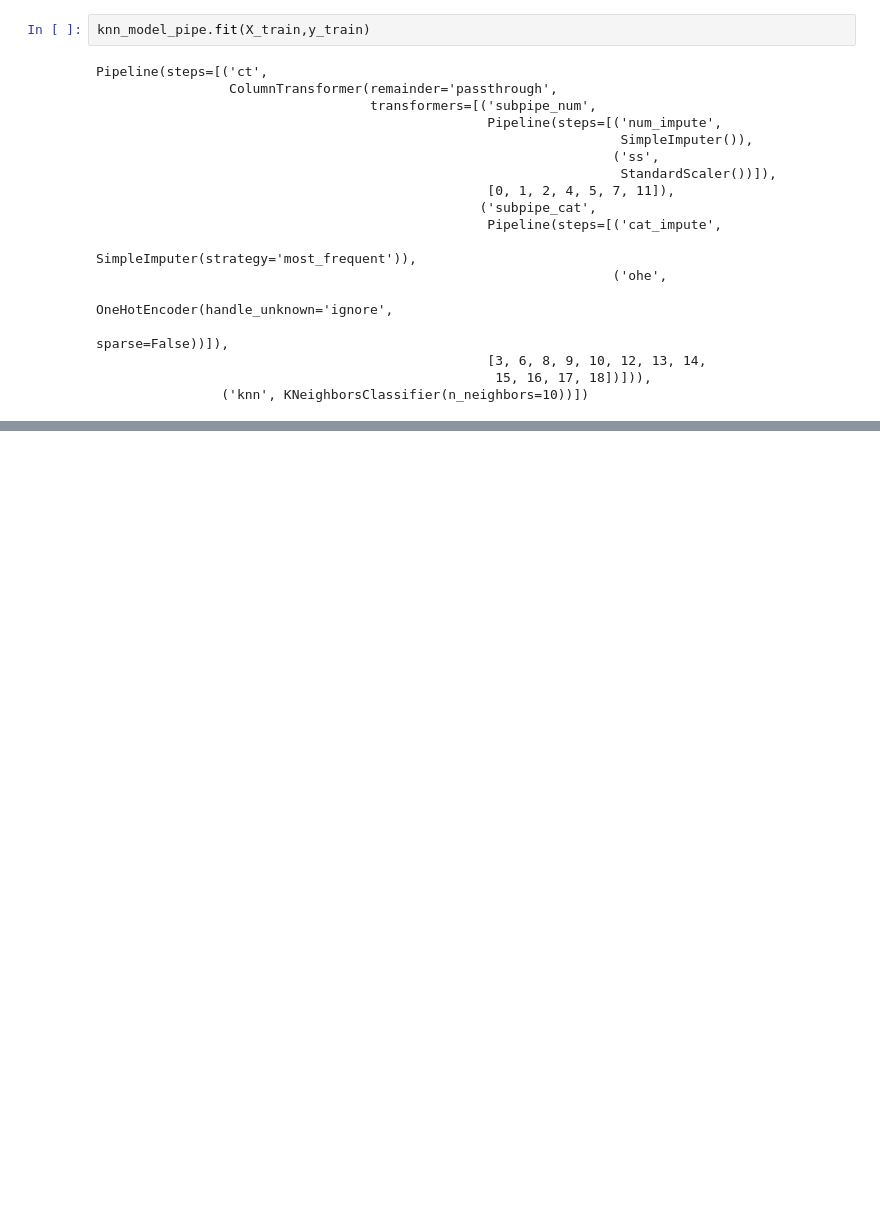
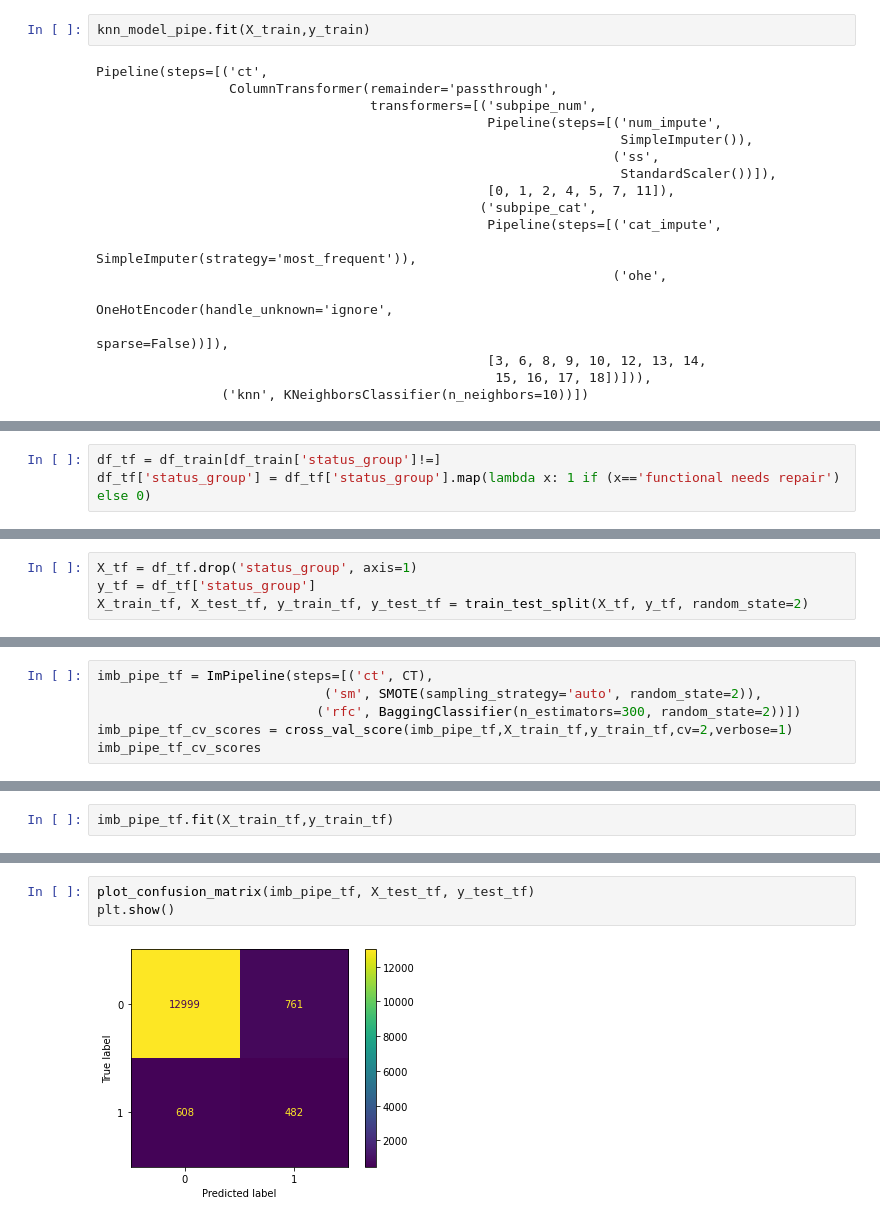
Before and after one commit to DataDoggo215/dsc-phase3-project, a Jupyter notebook: Notebooks/Ferit.ipynb, the cells around one changed output, grey strips where cells are left out. Saved outputs shown, nothing was run; the diff lists cells and outputs as text; blank space fills up the shorter version.

```diff
--- a/Notebooks/Ferit.ipynb
+++ b/Notebooks/Ferit.ipynb
@@ -273,0 +512,3 @@ fig.show()
+# %%
+df_tf = df_train[df_train['status_group']!=]
+df_tf['status_group'] = df_tf['status_group'].map(lambda x: 1 if (x=='functional needs repair') else 0)
@@ -273,0 +538,4 @@ fig.show()
+# %%
+X_tf = df_tf.drop('status_group', axis=1)
+y_tf = df_tf['status_group']
+X_train_tf, X_test_tf, y_train_tf, y_test_tf = train_test_split(X_tf, y_tf, random_state=2)
@@ -273,0 +559,6 @@ fig.show()
+# %%
+imb_pipe_tf = ImPipeline(steps=[('ct', CT),
+                             ('sm', SMOTE(sampling_strategy='auto', random_state=2)),
+                            ('rfc', BaggingClassifier(n_estimators=300, random_state=2))])
+imb_pipe_tf_cv_scores = cross_val_score(imb_pipe_tf,X_train_tf,y_train_tf,cv=2,verbose=1)
+imb_pipe_tf_cv_scores
@@ -273,0 +579,2 @@ fig.show()
+# %%
+imb_pipe_tf.fit(X_train_tf,y_train_tf)
@@ -273,0 +600,5 @@ fig.show()
+# %%
+plot_confusion_matrix(imb_pipe_tf, X_test_tf, y_test_tf)
+plt.show()
+# %% [output]
+[figure, added]
```
Also changed, not shown: parts of 73 cells of this notebook, 3 other files.
